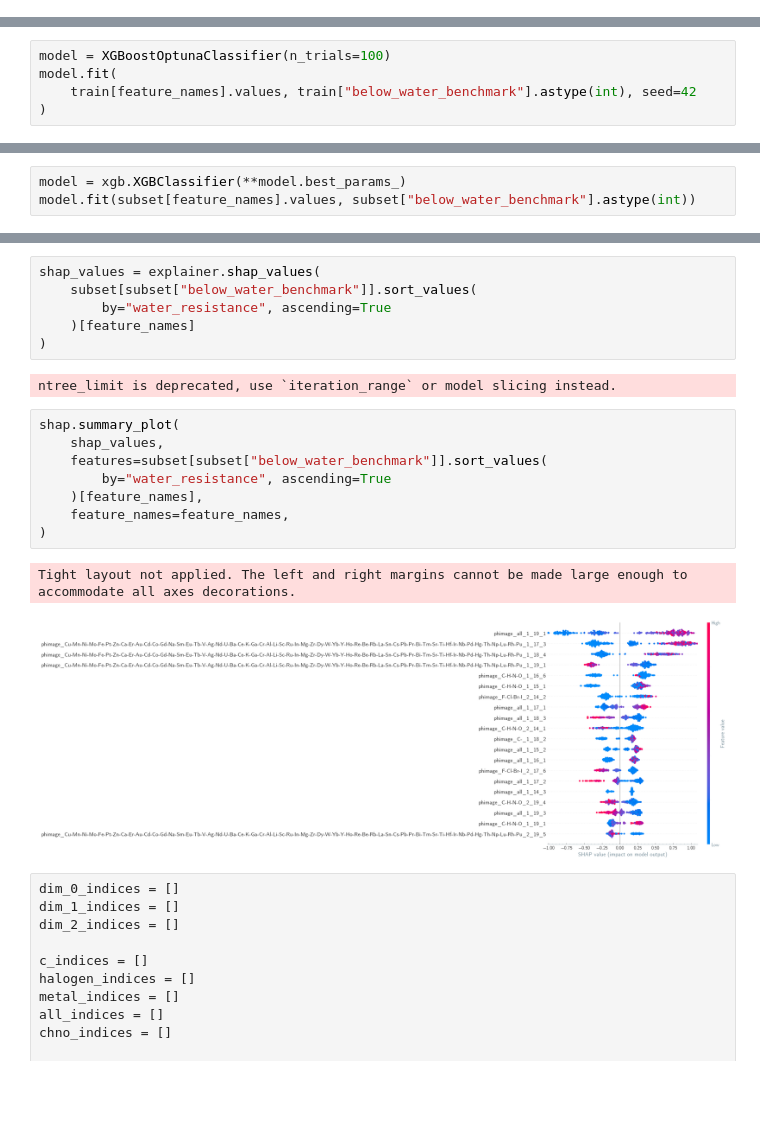
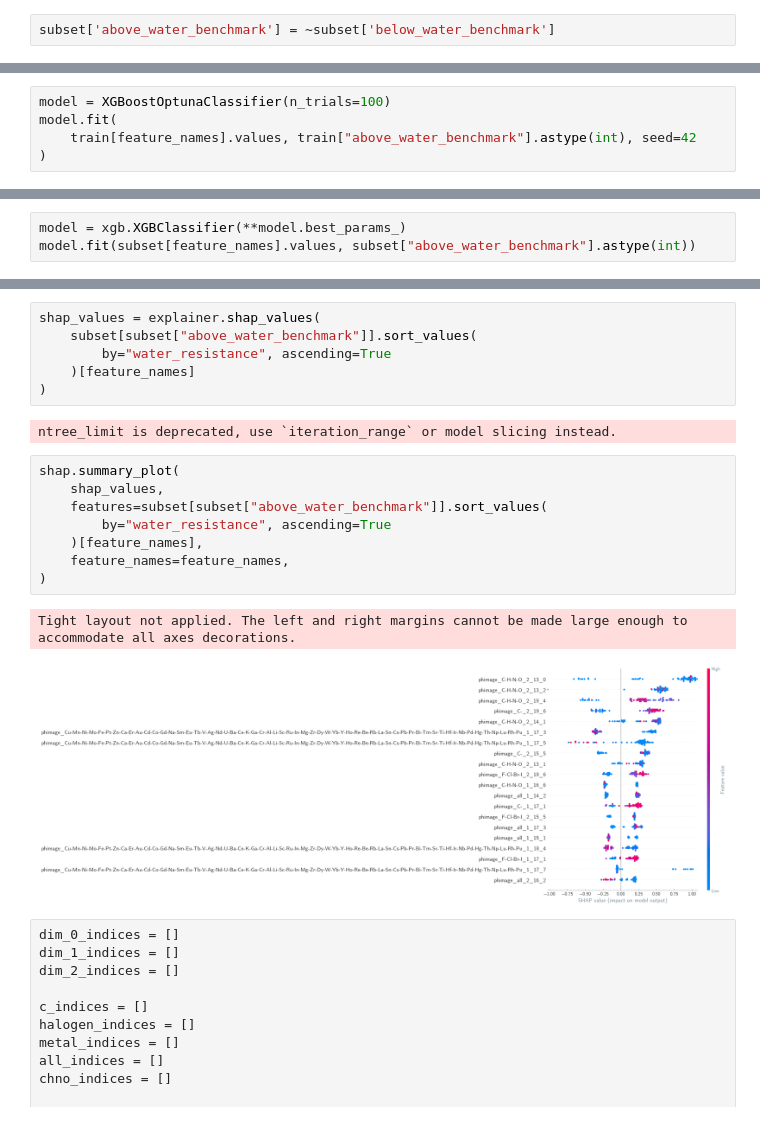
Before and after one commit to kjappelbaum/prisma-adosorbaphore, a Jupyter notebook: notebooks/05_shap_analysis_water_resistance.ipynb, the cells around one changed output, grey strips where cells are left out. Cells and saved outputs as stored; diff of their text form; blank space fills up the shorter version.

```diff
--- a/notebooks/05_shap_analysis_water_resistance.ipynb
+++ b/notebooks/05_shap_analysis_water_resistance.ipynb
@@ -85,3 +85,5 @@ all_data = pd.read_pickle("../data/all_data.pkl")
 feature_names = load_pickle("../data/feature_names.pkl")
 subset = all_data[all_data["below_benchmark"]]
 feature_names = [f for f in all_data.columns if "phimage" in f]
+# %%
+subset['above_water_benchmark'] = ~subset['below_water_benchmark']
@@ -92,6 +99,6 @@ train, test = train_test_split(
 # %%
 model = XGBoostOptunaClassifier(n_trials=100)
 model.fit(
-    train[feature_names].values, train["below_water_benchmark"].astype(int), seed=42
+    train[feature_names].values, train["above_water_benchmark"].astype(int), seed=42
 )
 # %% [output]
@@ -155,6 +162,6 @@ sInd(Similarity index)                                            0.6729
 # %%
 model = xgb.XGBClassifier(**model.best_params_)
-model.fit(subset[feature_names].values, subset["below_water_benchmark"].astype(int))
+model.fit(subset[feature_names].values, subset["above_water_benchmark"].astype(int))
 # %% [output]
 XGBClassifier(base_score=None, booster=None, callbacks=None,
               colsample_bylevel=None, colsample_bynode=None,
@@ -175,7 +182,7 @@ save_pickle("../models/20230613-model-water-cement_all.pkl", model)
 explainer = shap.TreeExplainer(model)
 # %%
 shap_values = explainer.shap_values(
-    subset[subset["below_water_benchmark"]].sort_values(
+    subset[subset["above_water_benchmark"]].sort_values(
         by="water_resistance", ascending=True
     )[feature_names]
 )
@@ -184,14 +191,14 @@ ntree_limit is deprecated, use `iteration_range` or model slicing instead.
 # %%
 shap.summary_plot(
     shap_values,
-    features=subset[subset["below_water_benchmark"]].sort_values(
+    features=subset[subset["above_water_benchmark"]].sort_values(
         by="water_resistance", ascending=True
     )[feature_names],
     feature_names=feature_names,
 )
 # %% [output]
 Tight layout not applied. The left and right margins cannot be made large enough to accommodate all axes decorations.
-[figure, old version]
+[figure, new version]
 # %%
 dim_0_indices = []
 dim_1_indices = []
```
Also changed, not shown: parts of 11 cells of this notebook, 6 other files.
